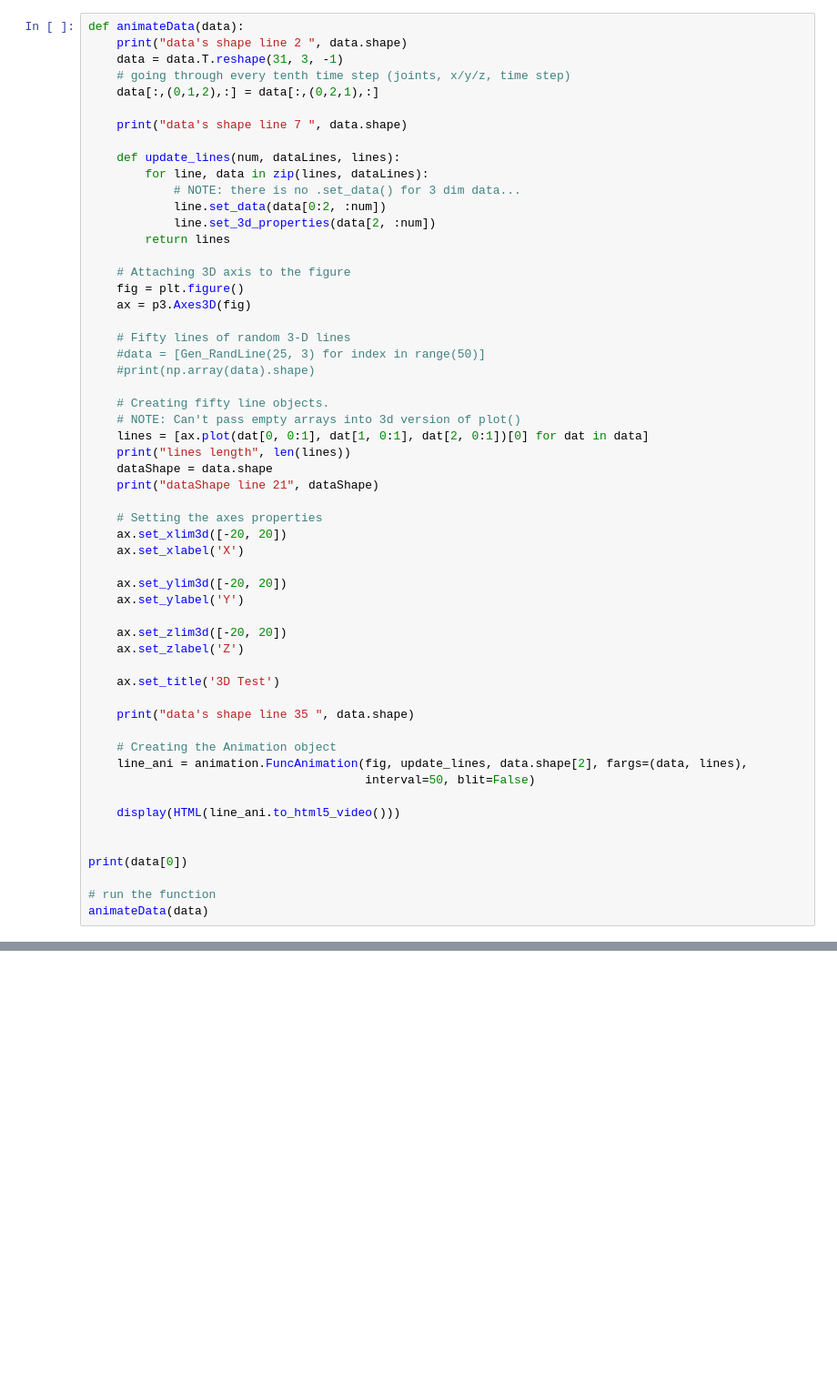
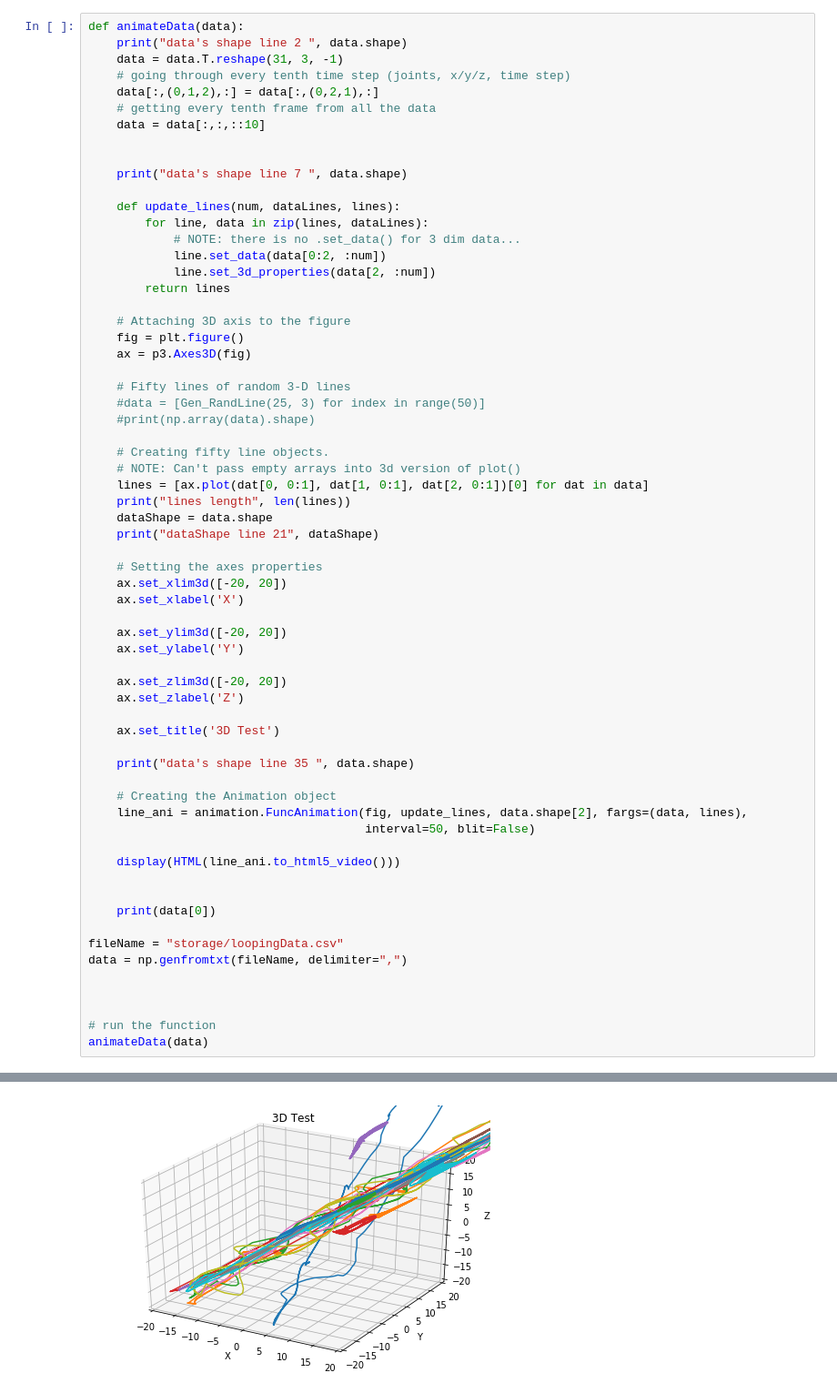
Before and after one commit to edwardwkrohne/chor-deep-learning, a Jupyter notebook: AnimationExample2.ipynb, the cells around one changed output, grey strips where cells are left out. Shown: that part at 91% size. Drawn from its saved outputs; the diff is of its cells as text; blank space fills up the shorter version.

```diff
--- a/AnimationExample2.ipynb
+++ b/AnimationExample2.ipynb
@@ -136,6 +154,9 @@ def animateData(data):
     data = data.T.reshape(31, 3, -1)
     # going through every tenth time step (joints, x/y/z, time step)
     data[:,(0,1,2),:] = data[:,(0,2,1),:]
+    # getting every tenth frame from all the data
+    data = data[:,:,::10]
+
 
     print("data's shape line 7 ", data.shape)
 
@@ -182,7 +203,13 @@ def animateData(data):
     display(HTML(line_ani.to_html5_video()))
 
 
-print(data[0])
+    print(data[0])
+
+fileName = "storage/loopingData.csv"
+data = np.genfromtxt(fileName, delimiter=",")
+
+
 
 # run the function
 animateData(data)
+# %% [output]
@@ -188,0 +239 @@ animateData(data)
+[figure, added]
```
Also changed, not shown: parts of 3 cells of this notebook.
